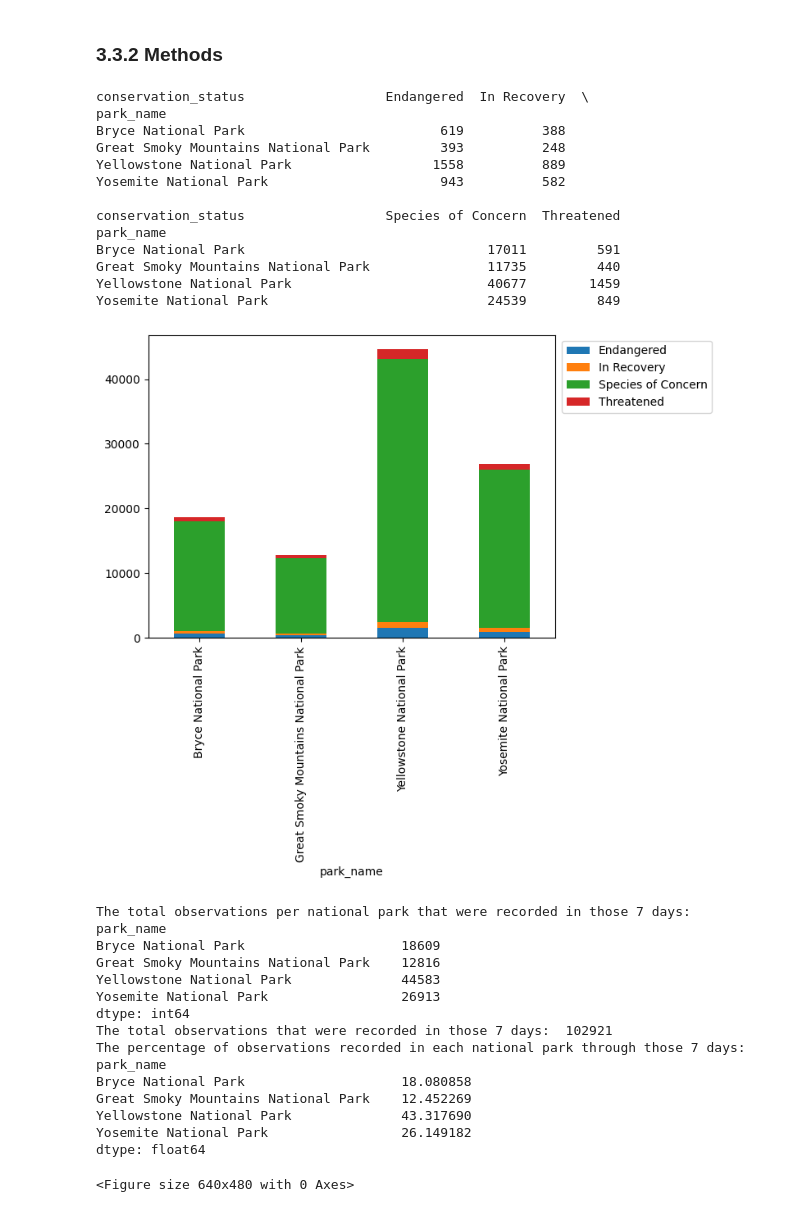
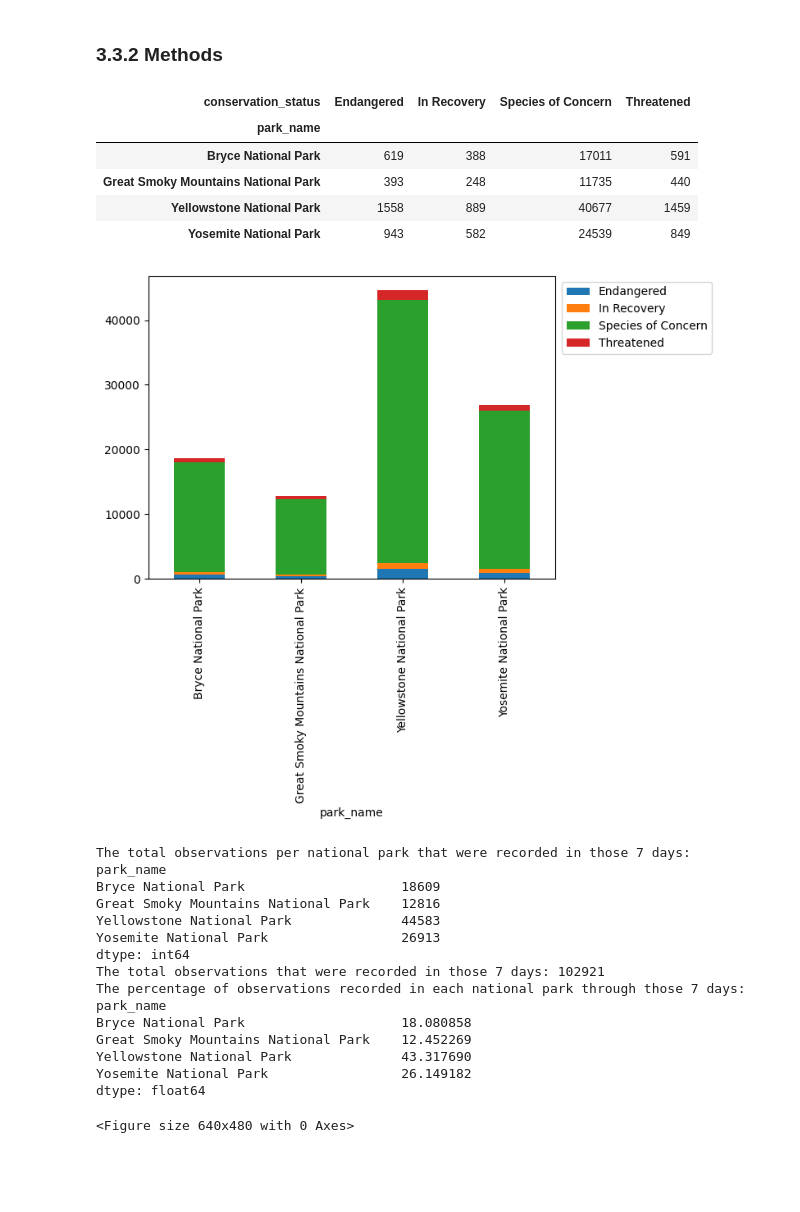
Before and after one commit to simedroniraluca/cram, a Jupyter notebook: biodiversity/biodiversity.ipynb, the cells around one changed output. Drawn from its saved outputs; the diff is of its cells as text; code cells hidden in the pictures; blank space fills up the shorter version.

```diff
--- a/biodiversity/biodiversity.ipynb
+++ b/biodiversity/biodiversity.ipynb
@@ -300,51 +388,44 @@ Yellowstone National Park has the greatest number of observed species of each ca
 # %% [markdown]
 ### 3.3.2 Methods
 # %%
-parksObs = speciesObs[speciesObs.conservation_status != "Safe"]\
+parks_obs = species_obs[species_obs.conservation_status != "Safe"]\
     .groupby(["park_name", "conservation_status"])["observations"]\
     .sum()\
     .unstack()
-print(parksObs)
-parksObs.plot(kind="bar", stacked=True)
+display(parks_obs)
+parks_obs.plot(kind="bar", stacked=True)
 plt.legend(loc='upper right', bbox_to_anchor=(1.4, 1))
 plt.show()
 plt.clf()
-print("The total observations per national park that were recorded in those 7 days: ")
-print(parksObs.sum(axis=1))
-print(f"The total observations that were recorded in those 7 days:  {parksObs.sum(axis=1).sum()}")
-print("The percentage of observations recorded in each national park through those 7 days: ")
-print(parksObs.sum(axis=1) / parksObs.sum(axis=1).sum() * 100)
+print(boldify('The total observations per national park that were recorded in those 7 days:'))
+print(parks_obs.sum(axis=1))
+print(f"{boldify('The total observations that were recorded in those 7 days:')} {parks_obs.sum(axis=1).sum()}")
+print(boldify('The percentage of observations recorded in each national park through those 7 days:'))
+print(parks_obs.sum(axis=1) / parks_obs.sum(axis=1).sum() * 100)
 # %% [output]
+| conservation_status | Endangered | In Recovery | Species of Concern | Threatened |
+| park_name |  |  |  |  |
+| Bryce National Park | 619 | 388 | 17011 | 591 |
+| Great Smoky Mountains National Park | 393 | 248 | 11735 | 440 |
+| Yellowstone National Park | 1558 | 889 | 40677 | 1459 |
+| Yosemite National Park | 943 | 582 | 24539 | 849 |
+[figure]
-conservation_status                  Endangered  In Recovery  \
+The total observations per national park that were recorded in those 7 days:
 park_name
-Bryce National Park                         619          388
-Great Smoky Mountains National Park         393          248
-Yellowstone National Park                  1558          889
-Yosemite National Park                      943          582
-
-conservation_status                  Species of Concern  Threatened
+Bryce National Park                    18609
+Great Smoky Mountains National Park    12816
+Yellowstone National Park              44583
+Yosemite National Park                 26913
+dtype: int64
+The total observations that were recorded in those 7 days: 102921
+The percentage of observations recorded in each national park through those 7 days:
 park_name
-Bryce National Park                               17011         591
-Great Smoky Mountains National Park               11735         440
-Yellowstone National Park                         40677        1459
-Yosemite National Park                            24539         849
+Bryce National Park                    18.080858
+Great Smoky Mountains National Park    12.452269
+Yellowstone National Park              43.317690
+Yosemite National Park                 26.149182
+dtype: float64
-[figure]
-The total observations per national park that were recorded in those 7 days:
-park_name
-Bryce National Park                    18609
-Great Smoky Mountains National Park    12816
-Yellowstone National Park              44583
-Yosemite National Park                 26913
-dtype: int64
-The total observations that were recorded in those 7 days:  102921
-The percentage of observations recorded in each national park through those 7 days:
-park_name
-Bryce National Park                    18.080858
-Great Smoky Mountains National Park    12.452269
-Yellowstone National Park              43.317690
-Yosemite National Park                 26.149182
-dtype: float64
+<Figure size 640x480 with 0 Axes>
-<Figure size 640x480 with 0 Axes>
 # %% [markdown]
 # 4. Conclusions
 
```
Also changed, not shown: parts of 17 cells of this notebook.
